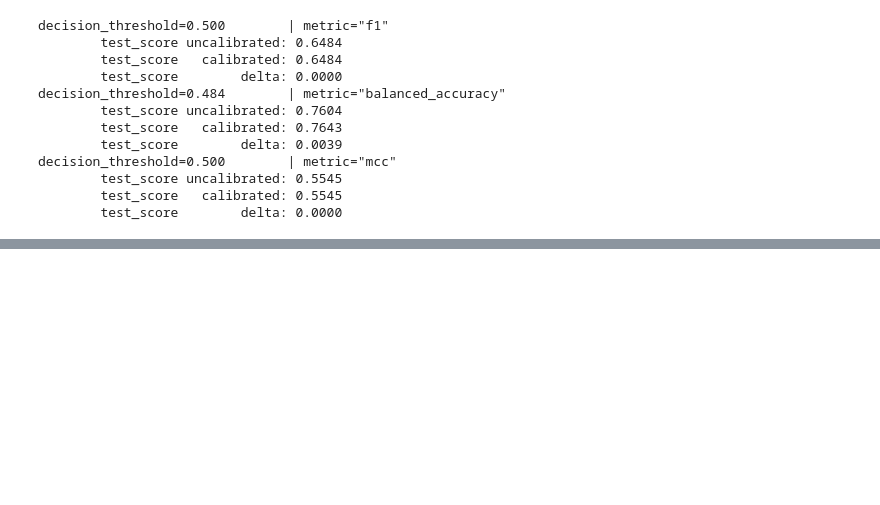
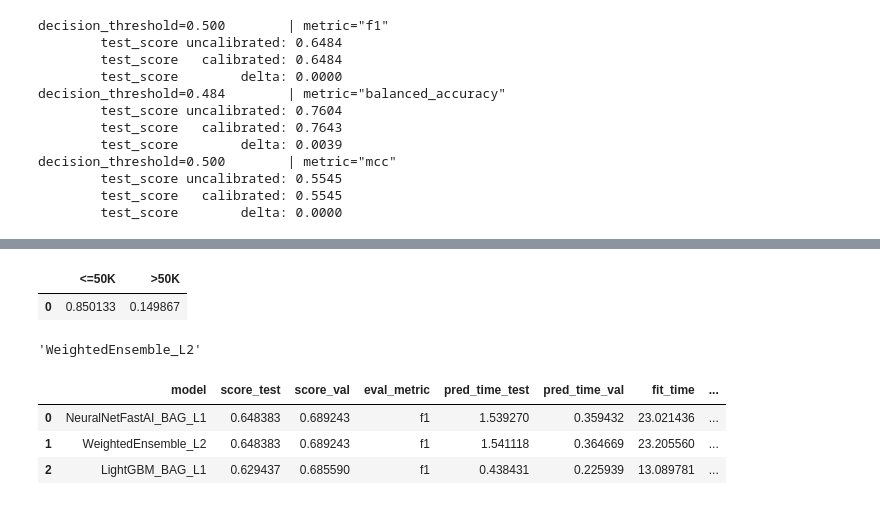
Before and after one commit to flyinacres/autogluon, a Jupyter notebook: autogluon-tabular-depth.ipynb, the cells around one changed output, grey strips where cells are left out. Drawn from its saved outputs; the diff is of its cells as text; code cells hidden in the pictures; blank space fills up the shorter version.

Commit message:
Kaggle Notebook | autogluon-tabular-depth | Version 5

```diff
--- a/autogluon-tabular-depth.ipynb
+++ b/autogluon-tabular-depth.ipynb
@@ -265,3 +265,5 @@ decision_threshold=0.500        | metric="mcc"
         test_score uncalibrated: 0.5545
         test_score   calibrated: 0.5545
         test_score        delta: 0.0000
+# %%
+predictor = TabularPredictor.load(save_path)  # `predictor.path` is another way to get the relative path needed to later load predictor.
@@ -267,0 +302,16 @@ decision_threshold=0.500        | metric="mcc"
+# %%
+predictor.predict_proba(datapoint)  # returns a DataFrame that shows which probability corresponds to which class
+# %% [output]
+|  | <=50K | >50K |
+| 0 | 0.850133 | 0.149867 |
+# %%
+predictor.model_best
+# %% [output]
+'WeightedEnsemble_L2'
+# %%
+predictor.leaderboard(test_data)
+# %% [output]
+|  | model | score_test | score_val | eval_metric | pred_time_test | pred_time_val | fit_time | ... |
+| 0 | NeuralNetFastAI_BAG_L1 | 0.648383 | 0.689243 | f1 | 1.539270 | 0.359432 | 23.021436 | ... |
+| 1 | WeightedEnsemble_L2 | 0.648383 | 0.689243 | f1 | 1.541118 | 0.364669 | 23.205560 | ... |
+| 2 | LightGBM_BAG_L1 | 0.629437 | 0.685590 | f1 | 0.438431 | 0.225939 | 13.089781 | ... |
```
Also changed, not shown: parts of 3 cells of this notebook.
